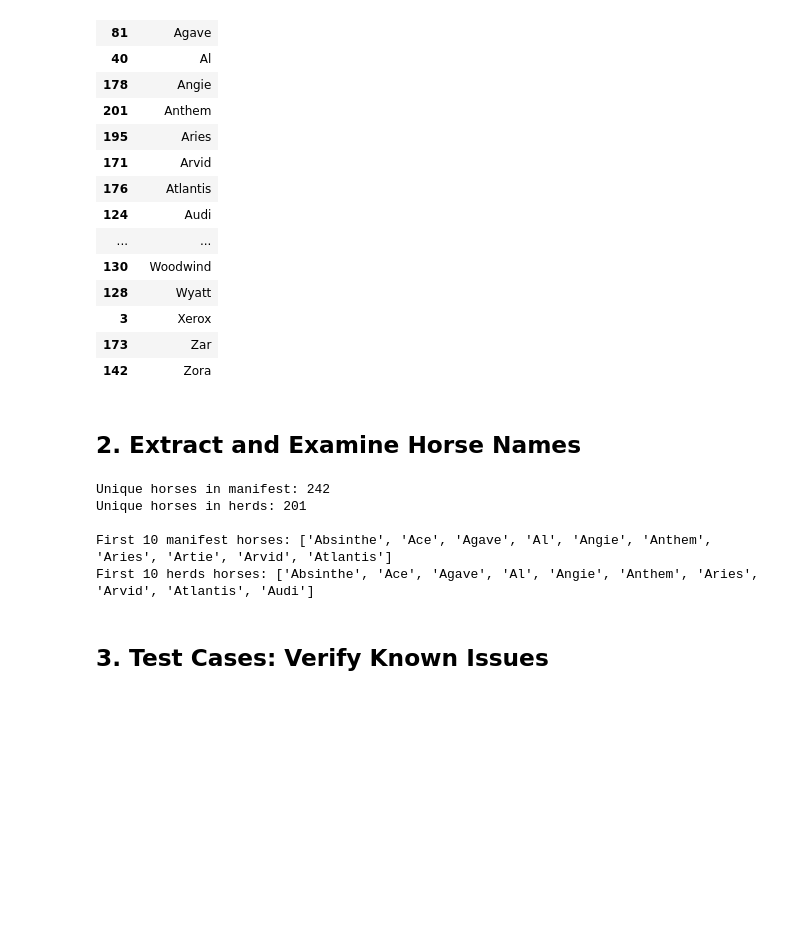
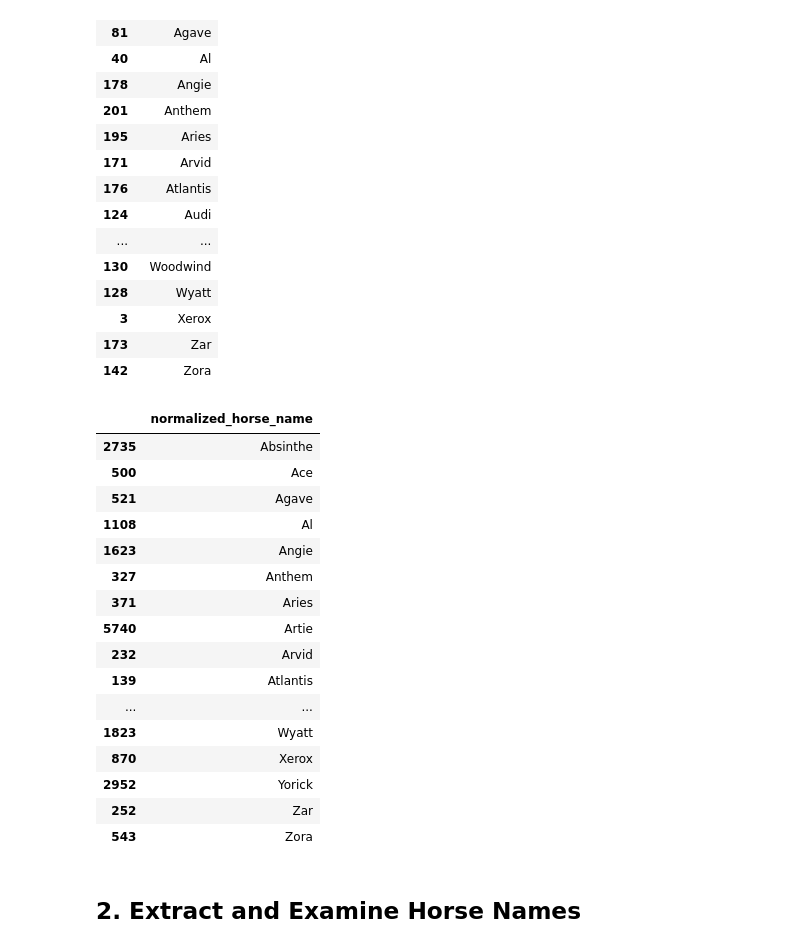
Before and after one commit to dlleigh/horse-id, a Jupyter notebook: analysis/horse_names_analysis.ipynb, the cells around one changed output. Saved outputs shown, nothing was run; the diff lists cells and outputs as text; code cells hidden in the pictures; blank space fills up the shorter version.

```diff
--- a/analysis/horse_names_analysis.ipynb
+++ b/analysis/horse_names_analysis.ipynb
@@ -21,7 +21,7 @@ pd.set_option('display.max_colwidth', None)
 # %%
 # Define file paths
 data_root = os.path.expanduser("~/google-drive/horseID Project/data")
-manifest_file = os.path.join(data_root, "horse_photos_manifest_merged.csv")
+manifest_file = os.path.join(data_root, "horse_photos_manifest_normalized.csv")
 herds_file = os.path.join(data_root, "horse_herds.csv")
 
 print(f"Loading manifest from: {manifest_file}")
@@ -46,4 +46,7 @@ Herds shape: (206, 3)
 
 Manifest columns: ['canonical_id', 'original_canonical_id', 'horse_name', 'email_date', 'message_id', 'original_filename', 'filename', 'date_added', 'num_horses_detected', 'last_merged_timestamp', 'st ...
 Herds columns: ['horse_name', 'herd', 'basename']
+# %%
+herds_horses = herds_df[['basename']].drop_duplicates()
+manifest_horses = manifest_df[['normalized_horse_name']].drop_duplicates()
 # %%
@@ -66,24 +69,25 @@ herds_df[['basename']].drop_duplicates().sort_values(by='basename')
 | 3 | Xerox |
 | 173 | Zar |
 | 142 | Zora |
+# %%
+manifest_horses.sort_values(by='normalized_horse_name')
+# %% [output]
+|  | normalized_horse_name |
+| 2735 | Absinthe |
+| 500 | Ace |
+| 521 | Agave |
+| 1108 | Al |
+| 1623 | Angie |
+| 327 | Anthem |
+| 371 | Aries |
+| 5740 | Artie |
+| 232 | Arvid |
+| 139 | Atlantis |
+| ... | ... |
+| 1823 | Wyatt |
+| 870 | Xerox |
+| 2952 | Yorick |
+| 252 | Zar |
+| 543 | Zora |
 # %% [markdown]
 ## 2. Extract and Examine Horse Names
-# %%
-# Extract unique horse names from both datasets
-manifest_horses = set(manifest_df['horse_name'].dropna().unique())
-herds_horses = set(herds_df['horse_name'].dropna().unique())
-
-print(f"Unique horses in manifest: {len(manifest_horses)}")
-print(f"Unique horses in herds: {len(herds_horses)}")
-
-# Show some examples
-print(f"\nFirst 10 manifest horses: {sorted(list(manifest_horses))[:10]}")
-print(f"First 10 herds horses: {sorted(list(herds_horses))[:10]}")
-# %% [output]
-Unique horses in manifest: 242
-Unique horses in herds: 201
-
-First 10 manifest horses: ['Absinthe', 'Ace', 'Agave', 'Al', 'Angie', 'Anthem', 'Aries', 'Artie', 'Arvid', 'Atlantis']
-First 10 herds horses: ['Absinthe', 'Ace', 'Agave', 'Al', 'Angie', 'Anthem', 'Aries', 'Arvid', 'Atlantis', 'Audi']
-# %% [markdown]
-## 3. Test Cases: Verify Known Issues
```
Also changed, not shown: parts of 26 cells of this notebook, 2 other files.
